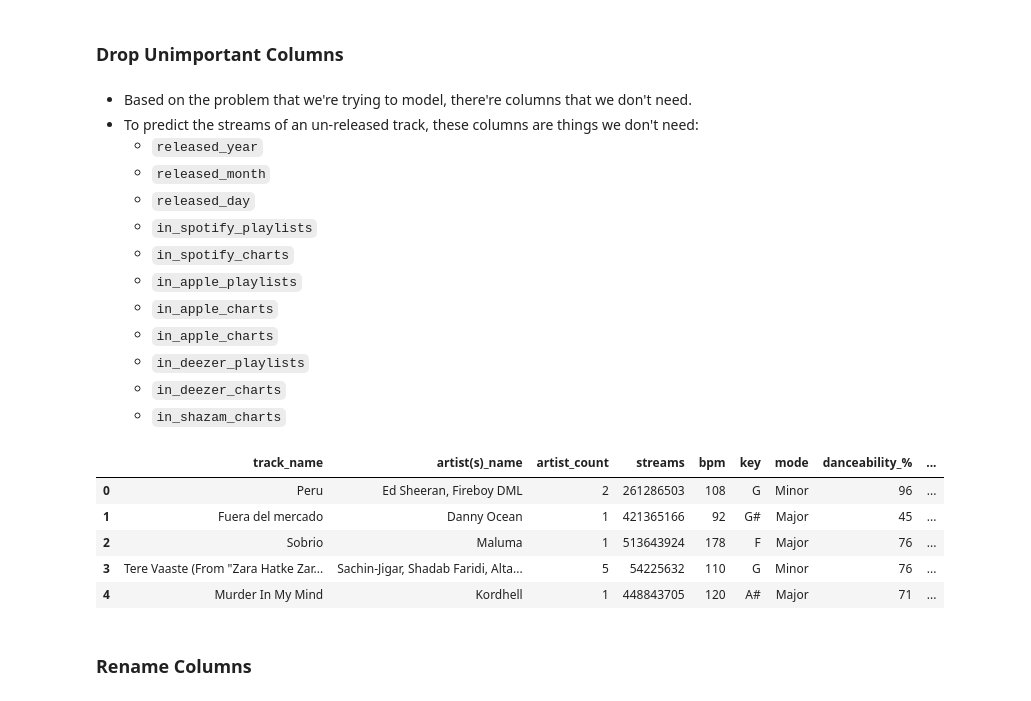
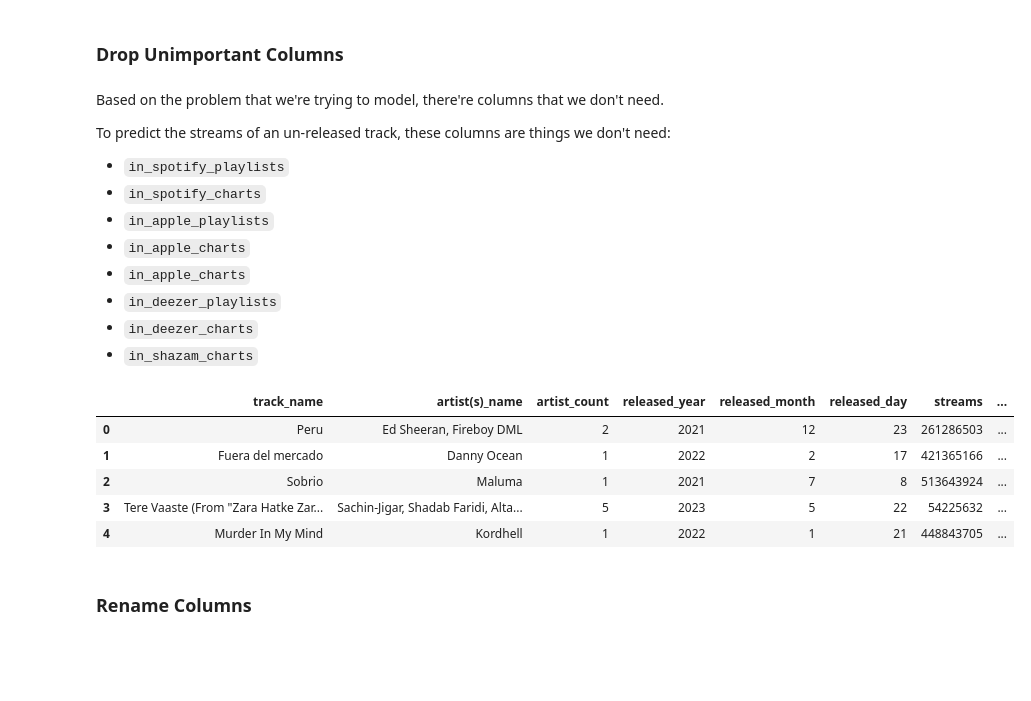
Before and after one commit to daoviethoang1402/audio-pop-corr-analysis, a Jupyter notebook: notebooks/notebook.ipynb, the cells around one changed output. Saved outputs shown, nothing was run; the diff lists cells and outputs as text; code cells hidden in the pictures; blank space fills up the shorter version.

```diff
--- a/notebooks/notebook.ipynb
+++ b/notebooks/notebook.ipynb
@@ -114,46 +120,41 @@ train_set.shape
 # %% [markdown]
 ### Drop Unimportant Columns
 # %% [markdown]
-- Based on the problem that we're trying to model, there're columns that we don't need.
-- To predict the streams of an un-released track, these columns are things we don't need:
-    - `released_year`
-    - `released_month`
-    - `released_day`
-    - `in_spotify_playlists`
-    - `in_spotify_charts`
-    - `in_apple_playlists`
-    - `in_apple_charts`
-    - `in_apple_charts`
-    - `in_deezer_playlists`
-    - `in_deezer_charts`
-    - `in_shazam_charts`
+Based on the problem that we're trying to model, there're columns that we don't need.
+
+To predict the streams of an un-released track, these columns are things we don't need:
+- `in_spotify_playlists`
+- `in_spotify_charts`
+- `in_apple_playlists`
+- `in_apple_charts`
+- `in_apple_charts`
+- `in_deezer_playlists`
+- `in_deezer_charts`
+- `in_shazam_charts`
 # %%
 # Define the list of columns
 columns_to_drop = [
-    'released_year',
-    'released_month',
-    'released_day',
     'in_spotify_playlists',
     'in_spotify_charts',
     'in_apple_playlists',
     'in_apple_charts',
     'in_deezer_playlists',
     'in_deezer_charts',
     'in_shazam_charts',
 ]
 
 # Drop those columns
 train_set = train_set.drop(columns=columns_to_drop)
 
 # Check the result
 train_set.head()
 # %% [output]
-|  | track_name | artist(s)_name | artist_count | streams | bpm | key | mode | danceability_% | ... |
-| 0 | Peru | Ed Sheeran, Fireboy DML | 2 | 261286503 | 108 | G | Minor | 96 | ... |
-| 1 | Fuera del mercado | Danny Ocean | 1 | 421365166 | 92 | G# | Major | 45 | ... |
-| 2 | Sobrio | Maluma | 1 | 513643924 | 178 | F | Major | 76 | ... |
-| 3 | Tere Vaaste (From "Zara Hatke Zar... | Sachin-Jigar, Shadab Faridi, Alta... | 5 | 54225632 | 110 | G | Minor | 76 | ... |
-| 4 | Murder In My Mind | Kordhell | 1 | 448843705 | 120 | A# | Major | 71 | ... |
+|  | track_name | artist(s)_name | artist_count | released_year | released_month | released_day | streams | ... |
+| 0 | Peru | Ed Sheeran, Fireboy DML | 2 | 2021 | 12 | 23 | 261286503 | ... |
+| 1 | Fuera del mercado | Danny Ocean | 1 | 2022 | 2 | 17 | 421365166 | ... |
+| 2 | Sobrio | Maluma | 1 | 2021 | 7 | 8 | 513643924 | ... |
+| 3 | Tere Vaaste (From "Zara Hatke Zar... | Sachin-Jigar, Shadab Faridi, Alta... | 5 | 2023 | 5 | 22 | 54225632 | ... |
+| 4 | Murder In My Mind | Kordhell | 1 | 2022 | 1 | 21 | 448843705 | ... |
 # %% [markdown]
 ### Rename Columns
 # %%
```
Also changed, not shown: parts of 99 cells of this notebook, 1 other file.
